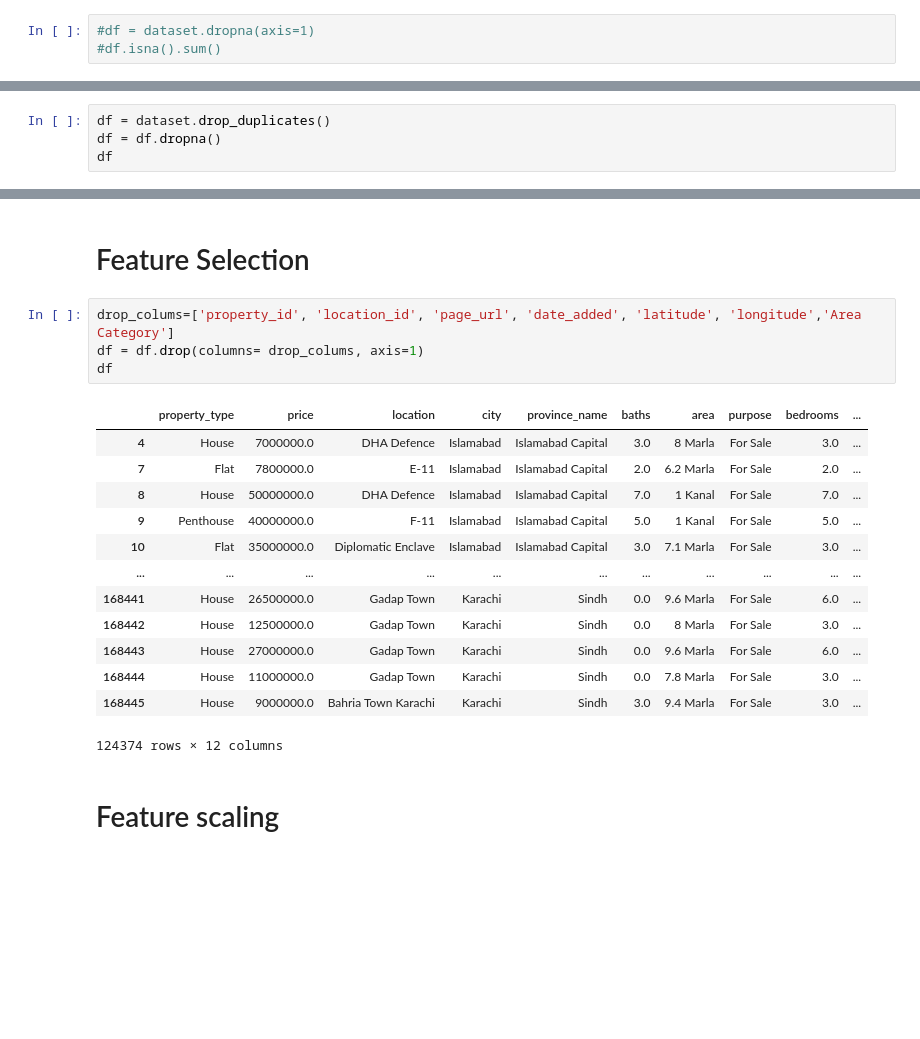
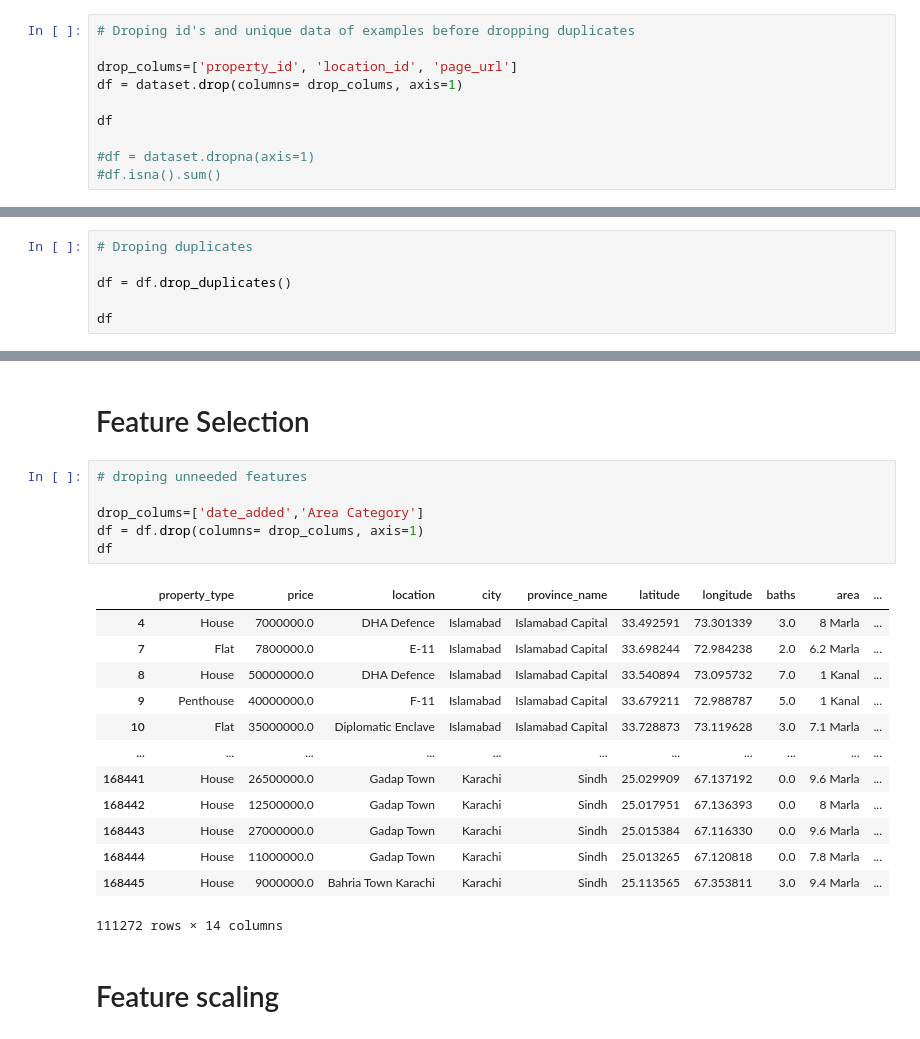
Before and after one commit to khaaaleed-5/Advanced-ML, a Jupyter notebook: SVM/SVM.ipynb, the cells around one changed output, grey strips where cells are left out. Cells and saved outputs as stored; diff of their text form; blank space fills up the shorter version.

```diff
--- a/SVM/SVM.ipynb
+++ b/SVM/SVM.ipynb
@@ -43,5 +44,12 @@ Area Size            0
 Area Category        0
 dtype: int64
 # %%
+# Droping id's and unique data of examples before dropping duplicates
+
+drop_colums=['property_id', 'location_id', 'page_url']
+df = dataset.drop(columns= drop_colums, axis=1)
+
+df
+
 #df = dataset.dropna(axis=1)
 #df.isna().sum()
@@ -48,5 +70,7 @@ dtype: int64
 # %%
-df = dataset.drop_duplicates()
-df = df.dropna()
+# Droping duplicates
+
+df = df.drop_duplicates()
+
 df
 # %% [output]
@@ -156,23 +187,25 @@ visualize_boxplot(df, numeric_columns)
 # %% [markdown]
 # Feature Selection
 # %%
-drop_colums=['property_id', 'location_id', 'page_url', 'date_added', 'latitude', 'longitude','Area Category']
+# droping unneeded features
+
+drop_colums=['date_added','Area Category']
 df = df.drop(columns= drop_colums, axis=1)
 df
 # %% [output]
-|  | property_type | price | location | city | province_name | baths | area | purpose | bedrooms | ... |
-| 4 | House | 7000000.0 | DHA Defence | Islamabad | Islamabad Capital | 3.0 | 8 Marla | For Sale | 3.0 | ... |
-| 7 | Flat | 7800000.0 | E-11 | Islamabad | Islamabad Capital | 2.0 | 6.2 Marla | For Sale | 2.0 | ... |
-| 8 | House | 50000000.0 | DHA Defence | Islamabad | Islamabad Capital | 7.0 | 1 Kanal | For Sale | 7.0 | ... |
-| 9 | Penthouse | 40000000.0 | F-11 | Islamabad | Islamabad Capital | 5.0 | 1 Kanal | For Sale | 5.0 | ... |
-| 10 | Flat | 35000000.0 | Diplomatic Enclave | Islamabad | Islamabad Capital | 3.0 | 7.1 Marla | For Sale | 3.0 | ... |
+|  | property_type | price | location | city | province_name | latitude | longitude | baths | area | ... |
+| 4 | House | 7000000.0 | DHA Defence | Islamabad | Islamabad Capital | 33.492591 | 73.301339 | 3.0 | 8 Marla | ... |
+| 7 | Flat | 7800000.0 | E-11 | Islamabad | Islamabad Capital | 33.698244 | 72.984238 | 2.0 | 6.2 Marla | ... |
+| 8 | House | 50000000.0 | DHA Defence | Islamabad | Islamabad Capital | 33.540894 | 73.095732 | 7.0 | 1 Kanal | ... |
+| 9 | Penthouse | 40000000.0 | F-11 | Islamabad | Islamabad Capital | 33.679211 | 72.988787 | 5.0 | 1 Kanal | ... |
+| 10 | Flat | 35000000.0 | Diplomatic Enclave | Islamabad | Islamabad Capital | 33.728873 | 73.119628 | 3.0 | 7.1 Marla | ... |
 | ... | ... | ... | ... | ... | ... | ... | ... | ... | ... | ... |
-| 168441 | House | 26500000.0 | Gadap Town | Karachi | Sindh | 0.0 | 9.6 Marla | For Sale | 6.0 | ... |
-| 168442 | House | 12500000.0 | Gadap Town | Karachi | Sindh | 0.0 | 8 Marla | For Sale | 3.0 | ... |
-| 168443 | House | 27000000.0 | Gadap Town | Karachi | Sindh | 0.0 | 9.6 Marla | For Sale | 6.0 | ... |
-| 168444 | House | 11000000.0 | Gadap Town | Karachi | Sindh | 0.0 | 7.8 Marla | For Sale | 3.0 | ... |
-| 168445 | House | 9000000.0 | Bahria Town Karachi | Karachi | Sindh | 3.0 | 9.4 Marla | For Sale | 3.0 | ... |
+| 168441 | House | 26500000.0 | Gadap Town | Karachi | Sindh | 25.029909 | 67.137192 | 0.0 | 9.6 Marla | ... |
+| 168442 | House | 12500000.0 | Gadap Town | Karachi | Sindh | 25.017951 | 67.136393 | 0.0 | 8 Marla | ... |
+| 168443 | House | 27000000.0 | Gadap Town | Karachi | Sindh | 25.015384 | 67.116330 | 0.0 | 9.6 Marla | ... |
+| 168444 | House | 11000000.0 | Gadap Town | Karachi | Sindh | 25.013265 | 67.120818 | 0.0 | 7.8 Marla | ... |
+| 168445 | House | 9000000.0 | Bahria Town Karachi | Karachi | Sindh | 25.113565 | 67.353811 | 3.0 | 9.4 Marla | ... |
-124374 rows × 12 columns
+111272 rows × 14 columns
 # %% [markdown]
 # Feature scaling
 # %%
```
Also changed, not shown: parts of 17 cells of this notebook.
